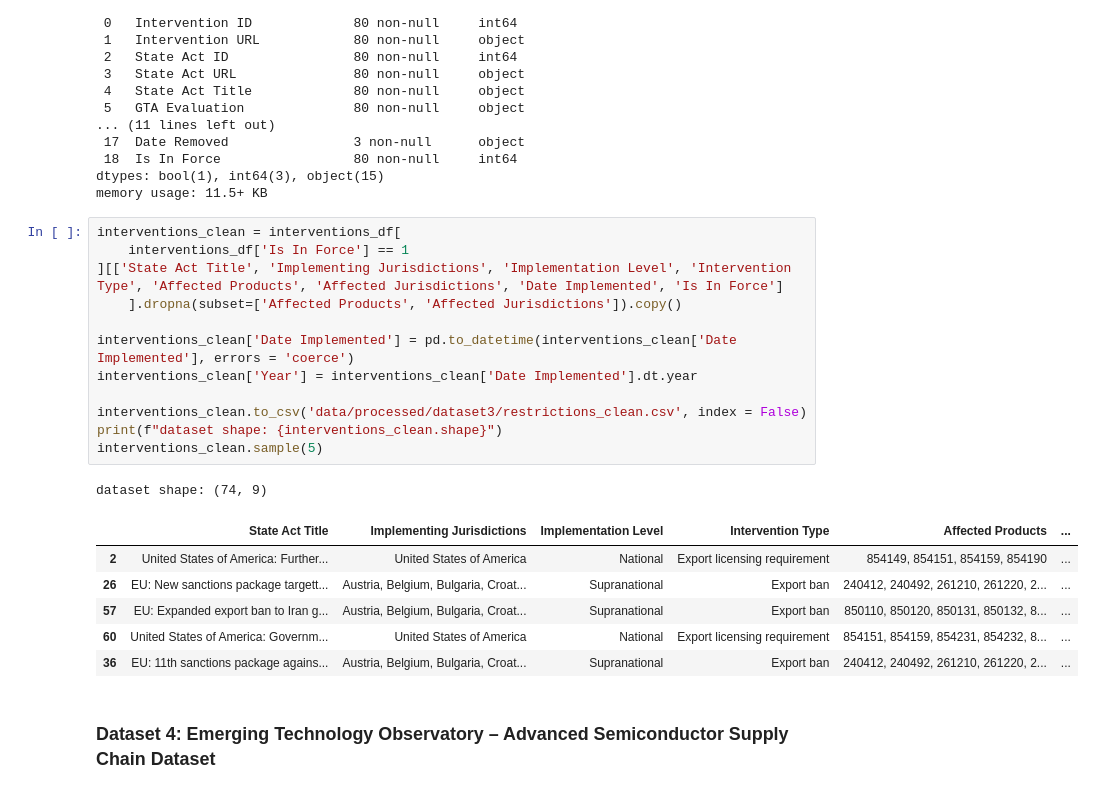
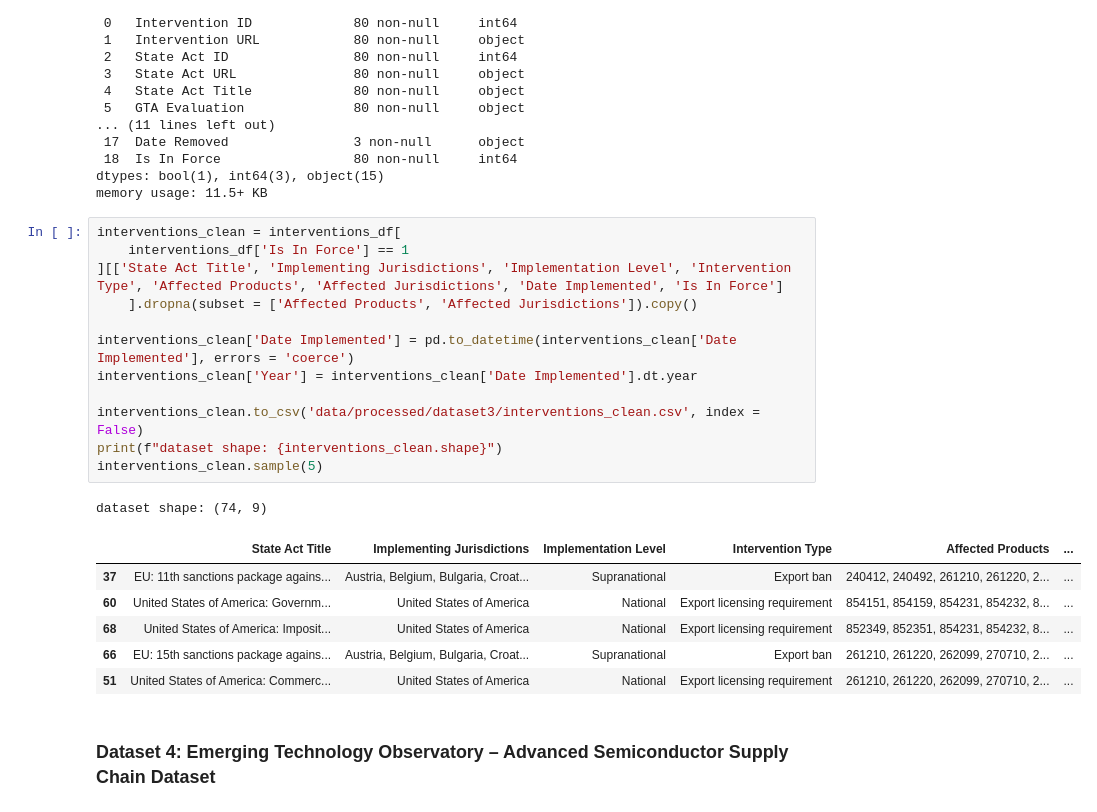
Before and after one commit to ShanJiang08/AI_Semiconductor_Project, a Jupyter notebook: data/data_clean.ipynb, the cells around one changed output. Saved outputs shown, nothing was run; the diff lists cells and outputs as text.

```diff
--- a/data/data_clean.ipynb
+++ b/data/data_clean.ipynb
@@ -180,23 +182,23 @@ memory usage: 11.5+ KB
 # %%
 interventions_clean = interventions_df[
     interventions_df['Is In Force'] == 1
 ][['State Act Title', 'Implementing Jurisdictions', 'Implementation Level', 'Intervention Type', 'Affected Products', 'Affected Jurisdictions', 'Date Implemented', 'Is In Force']
-    ].dropna(subset=['Affected Products', 'Affected Jurisdictions']).copy()
+    ].dropna(subset = ['Affected Products', 'Affected Jurisdictions']).copy()
 
 interventions_clean['Date Implemented'] = pd.to_datetime(interventions_clean['Date Implemented'], errors = 'coerce')
 interventions_clean['Year'] = interventions_clean['Date Implemented'].dt.year
 
-interventions_clean.to_csv('data/processed/dataset3/restrictions_clean.csv', index = False)
+interventions_clean.to_csv('data/processed/dataset3/interventions_clean.csv', index = False)
 print(f"dataset shape: {interventions_clean.shape}")
 interventions_clean.sample(5)
 # %% [output]
 dataset shape: (74, 9)
 |  | State Act Title | Implementing Jurisdictions | Implementation Level | Intervention Type | Affected Products | ... |
-| 2 | United States of America: Further... | United States of America | National | Export licensing requirement | 854149, 854151, 854159, 854190 | ... |
-| 26 | EU: New sanctions package targett... | Austria, Belgium, Bulgaria, Croat... | Supranational | Export ban | 240412, 240492, 261210, 261220, 2... | ... |
-| 57 | EU: Expanded export ban to Iran g... | Austria, Belgium, Bulgaria, Croat... | Supranational | Export ban | 850110, 850120, 850131, 850132, 8... | ... |
+| 37 | EU: 11th sanctions package agains... | Austria, Belgium, Bulgaria, Croat... | Supranational | Export ban | 240412, 240492, 261210, 261220, 2... | ... |
 | 60 | United States of America: Governm... | United States of America | National | Export licensing requirement | 854151, 854159, 854231, 854232, 8... | ... |
-| 36 | EU: 11th sanctions package agains... | Austria, Belgium, Bulgaria, Croat... | Supranational | Export ban | 240412, 240492, 261210, 261220, 2... | ... |
+| 68 | United States of America: Imposit... | United States of America | National | Export licensing requirement | 852349, 852351, 854231, 854232, 8... | ... |
+| 66 | EU: 15th sanctions package agains... | Austria, Belgium, Bulgaria, Croat... | Supranational | Export ban | 261210, 261220, 262099, 270710, 2... | ... |
+| 51 | United States of America: Commerc... | United States of America | National | Export licensing requirement | 261210, 261220, 262099, 270710, 2... | ... |
 # %% [markdown]
 ### **Dataset 4**: Emerging Technology Observatory – Advanced Semiconductor Supply Chain Dataset
 # %% [markdown]
```
Also changed, not shown: parts of 10 cells of this notebook, 1 other file.
